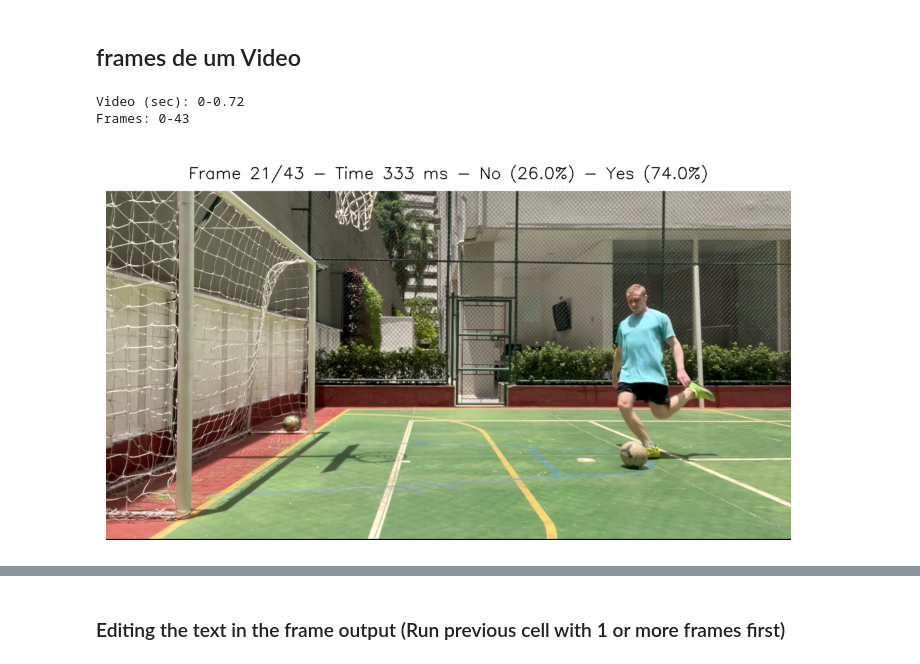
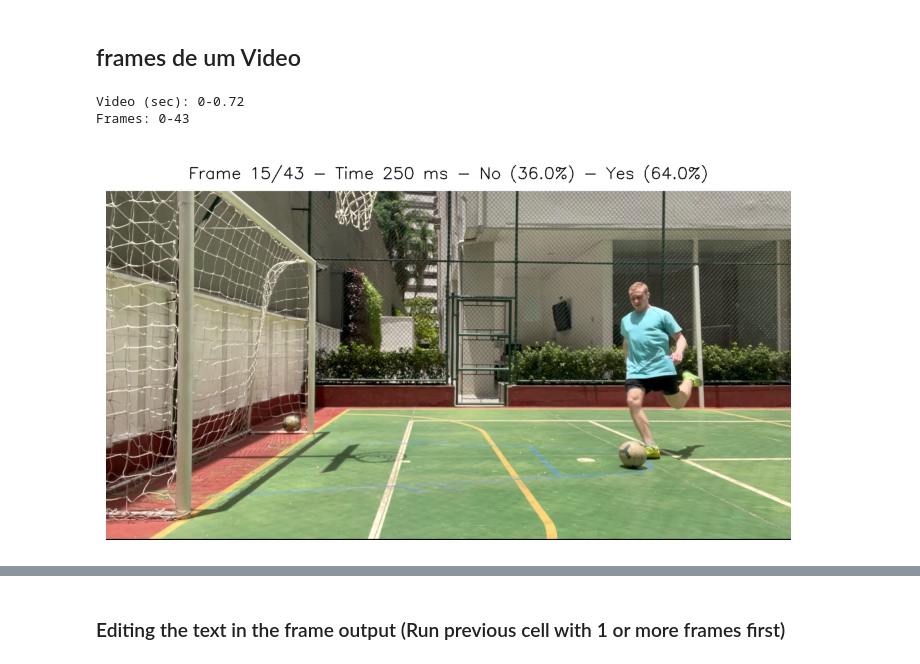
Before and after one commit to rafaelgildin/penalty_project, a Jupyter notebook: Project.ipynb, the cells around one changed output, grey strips where cells are left out. Drawn from its saved outputs; the diff is of its cells as text; code cells hidden in the pictures.

```diff
--- a/Project.ipynb
+++ b/Project.ipynb
@@ -311,12 +311,7 @@ if classes_probs['yes'] > 0.5:
 # %% [markdown]
 ## frames de um Video
 # %%
-from IPython.display import display
-from PIL import Image
-from ultralytics import YOLO
-import os
-import cv2 as cv
-import matplotlib.pyplot as plt
+from utils import *
 
 # paths
 path,frame_start,frame_end = os.path.join('data','videos','light_left_feet_left_goal_10_goals_ok','lf13.mp4'),0,43 # test
@@ -335,7 +330,7 @@ best_model_path = os.path.join('models', 'best_train_2.pt')
 
 # Load the model
 model = YOLO(best_model_path)
-DEBUG = 1
+DEBUG = 0
 count = 0
 cap = cv.VideoCapture(path)
 
@@ -358,8 +353,8 @@ print(f"Frames: {0}-{frame_count}")
 fourcc = cv.VideoWriter_fourcc(*'mp4v')
 out = cv.VideoWriter(output_path_not_formatted, fourcc, fps, (width, height))
 
-frame_number=20
-cap.set(cv.CAP_PROP_POS_FRAMES, frame_number)
+frame_number=0
+# cap.set(cv.CAP_PROP_POS_FRAMES, frame_number)
 while(True):
     ret, frame = cap.read()
     if not ret:
@@ -369,11 +364,9 @@ while(True):
     frame_ = frame.copy()
     # Get the timestamp (time in ms) of the frame
     frame_time = int(cap.get(cv.CAP_PROP_POS_MSEC))
-    frame_number+=1
-
     # if (frame_number < frame_start or frame_number > frame_end) : continue
 
-    count+=1
+
     # inference
     r = model(frame,save=False, conf=0.01, iou=0.1,device='0',verbose=False)[0]
 
@@ -404,33 +397,34 @@ while(True):
     (text_width, text_height), _ = cv.getTextSize(text, font, font_scale, line_type)
 
     # Calculate the center position
     text_x = (width - text_width) // 2
     text_y = top_left_corner[1] + ((bottom_right_corner[1] - top_left_corner[1]) + text_height) // 2
 
     # The position where the text will start
     position = (text_x, text_y)
 
     # Put the text on the frame
     cv.putText(frame, text, position, font, font_scale, font_color, line_type)
     frame_rgb = cv.cvtColor(frame, cv.COLOR_BGR2RGB)
 
     # # save image
     # cv.imwrite(f'{frame_number}.jpg', frame)
-
-    if (classes_probs['yes'] > 0.6): # condition based on prob
+    frame_number+=1
+    if (classes_probs['yes'] > 0.5): # condition based on prob
+        count+=1
         # plot frame
         plt.figure(figsize=(10, 5))
         plt.imshow(frame_rgb)
         plt.axis('off')
         plt.show()
         break
 
     out.write(frame)
     if(DEBUG == 1 and count == 1): break
 
 # cap.release()
 # out.release()
 # %% [output]
 Video (sec): 0-0.72
 Frames: 0-43
-[figure, old version]
+[figure, new version]
```
Also changed, not shown: parts of 1 cell of this notebook, 2 other files.
